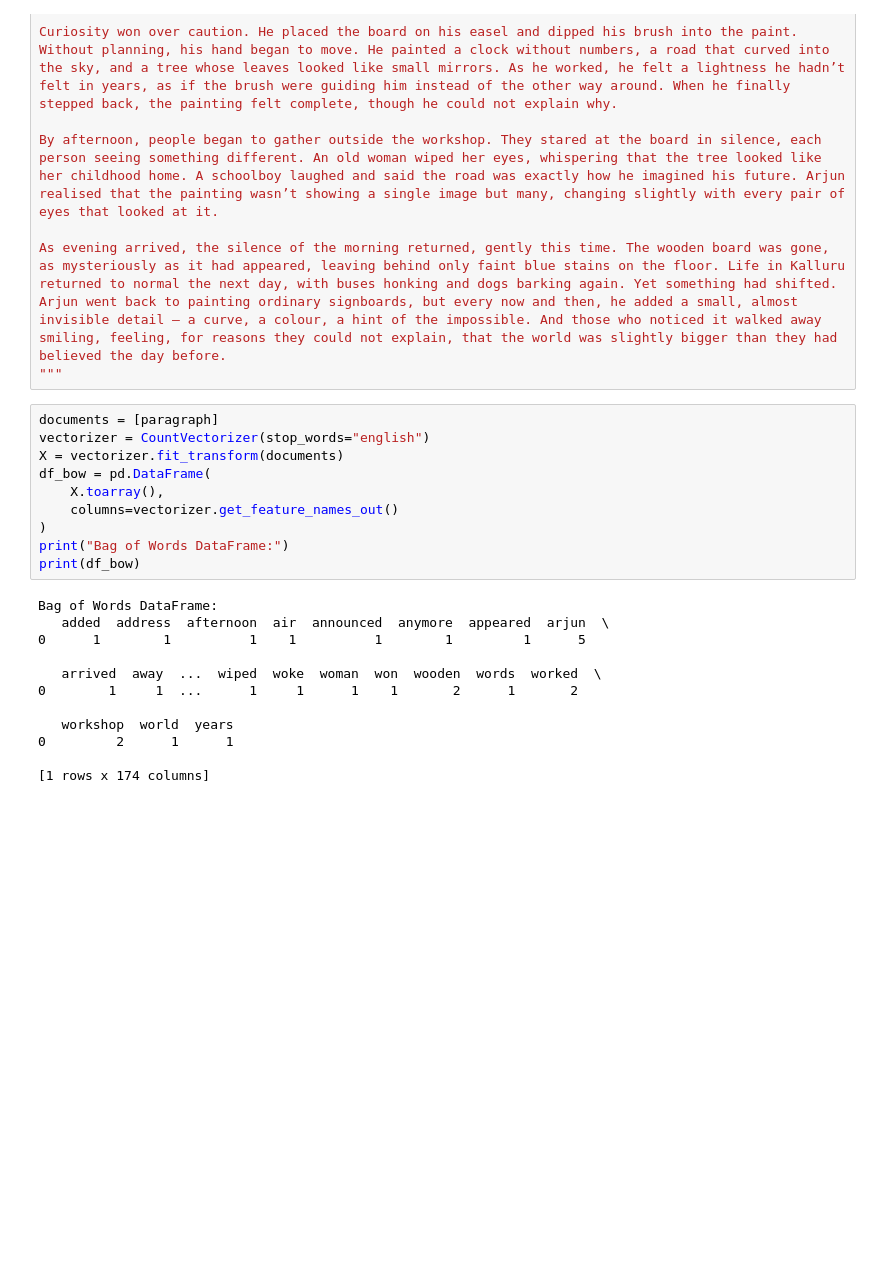
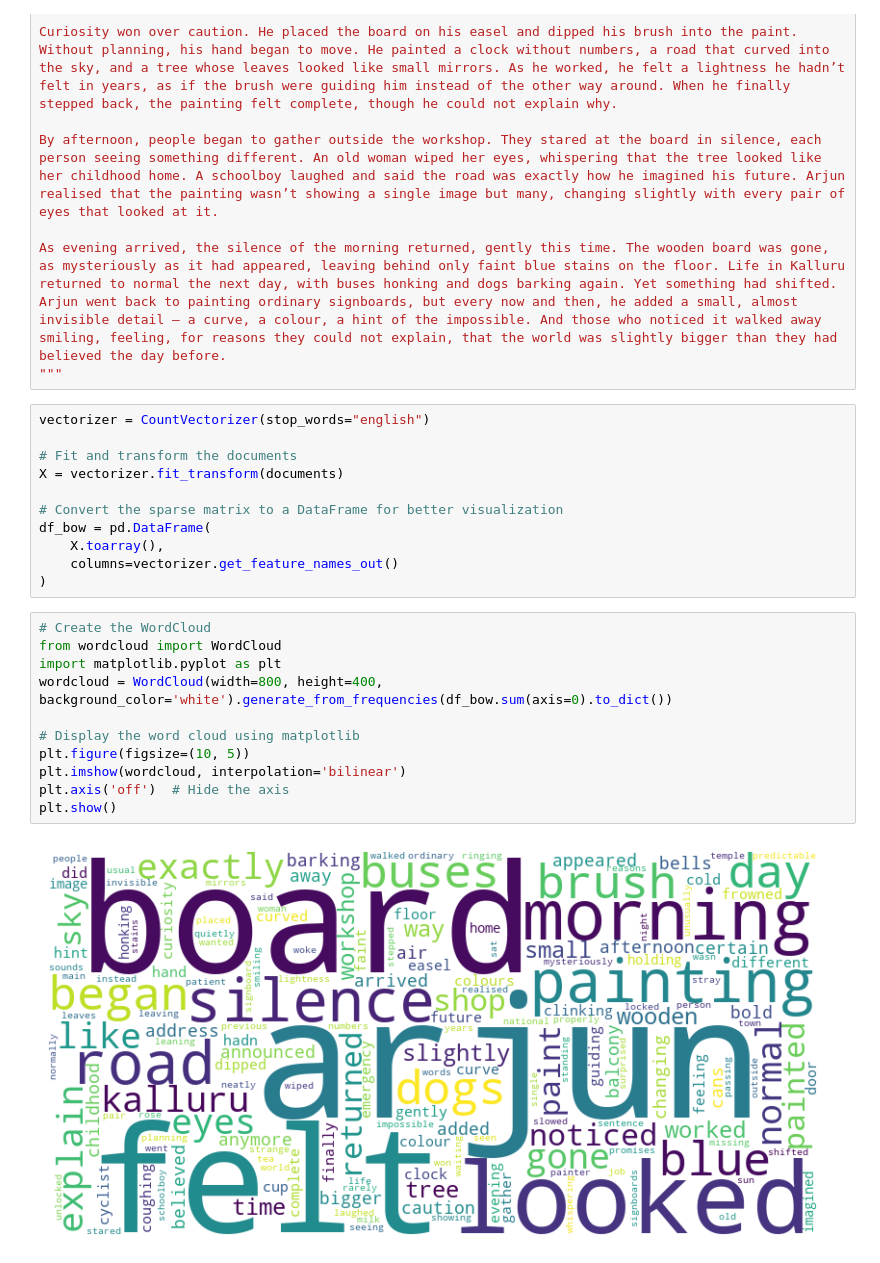
Before and after one commit to RahulSunnySatthu/MachineLearning, a Jupyter notebook: NLP_BagOfWords.ipynb, the cells around one changed output. Drawn from its saved outputs; the diff is of its cells as text; blank space fills up the shorter version.

```diff
--- a/NLP_BagOfWords.ipynb
+++ b/NLP_BagOfWords.ipynb
@@ -12,24 +12,26 @@ By afternoon, people began to gather outside the workshop. They stared at the bo
 As evening arrived, the silence of the morning returned, gently this time. The wooden board was gone, as mysteriously as it had appeared, leaving behind only faint blue stains on the floor. Life in Kalluru returned to normal the next day, with buses honking and dogs barking again. Yet something had shifted. Arjun went back to painting ordinary signboards, but every now and then, he added a small, almost invisible detail — a curve, a colour, a hint of the impossible. And those who noticed it walked away smiling, feeling, for reasons they could not explain, that the world was slightly bigger than they had believed the day before.
 """
 # %%
-documents = [paragraph]
 vectorizer = CountVectorizer(stop_words="english")
+
+# Fit and transform the documents
 X = vectorizer.fit_transform(documents)
+
+# Convert the sparse matrix to a DataFrame for better visualization
 df_bow = pd.DataFrame(
     X.toarray(),
     columns=vectorizer.get_feature_names_out()
 )
-print("Bag of Words DataFrame:")
-print(df_bow)
-# %% [output]
-Bag of Words DataFrame:
-   added  address  afternoon  air  announced  anymore  appeared  arjun  \
-0      1        1          1    1          1        1         1      5
-
-   arrived  away  ...  wiped  woke  woman  won  wooden  words  worked  \
-0        1     1  ...      1     1      1    1       2      1       2
-
-   workshop  world  years
-0         2      1      1
-
-[1 rows x 174 columns]
+# %%
+# Create the WordCloud
+from wordcloud import WordCloud
+import matplotlib.pyplot as plt
+wordcloud = WordCloud(width=800, height=400, background_color='white').generate_from_frequencies(df_bow.sum(axis=0).to_dict())
+
+# Display the word cloud using matplotlib
+plt.figure(figsize=(10, 5))
+plt.imshow(wordcloud, interpolation='bilinear')
+plt.axis('off')  # Hide the axis
+plt.show()
+# %% [output]
+[figure, added]
```
